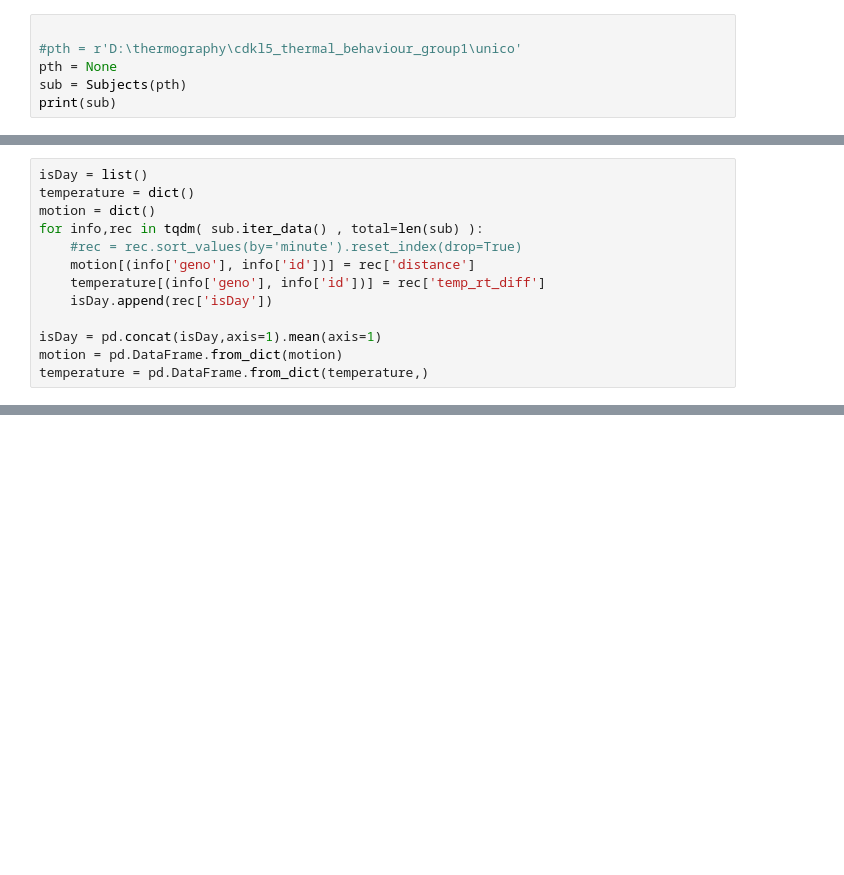
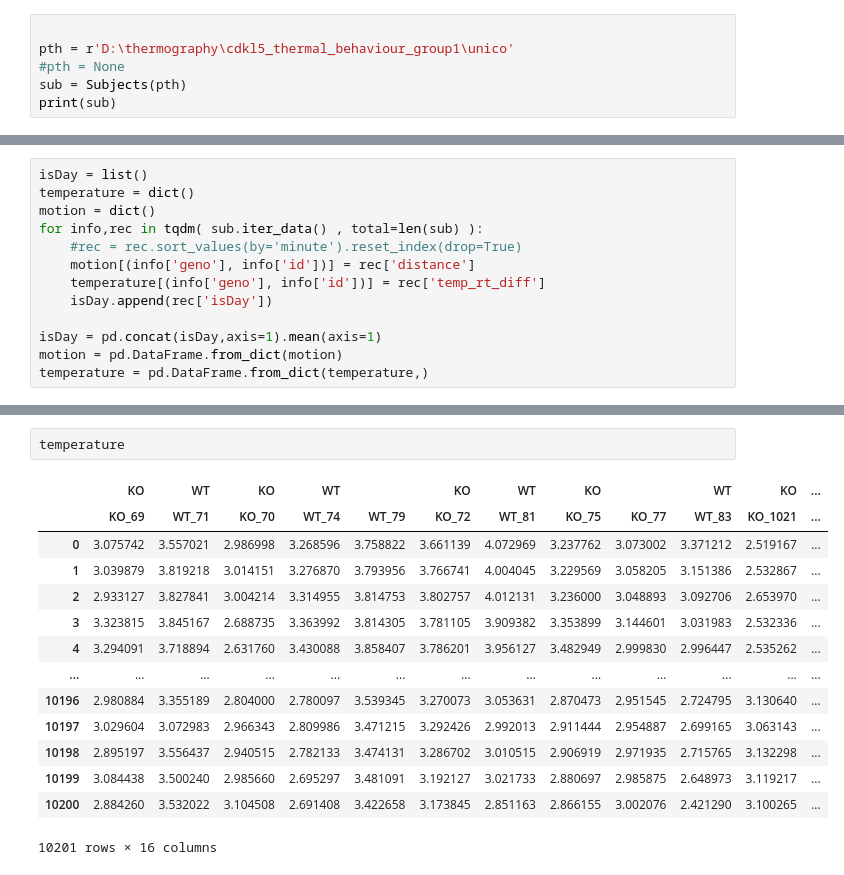
Before and after one commit to raffaelemazziotti/thermal_labeler, a Jupyter notebook: analysis_pd.ipynb, the cells around one changed output, grey strips where cells are left out. Cells and saved outputs as stored; diff of their text form; blank space fills up the shorter version.

```diff
--- a/analysis_pd.ipynb
+++ b/analysis_pd.ipynb
@@ -62,8 +62,8 @@ def plot_raw(data=None, y=None, x=None, isDay=None, ax=None, hzero=True):
 %matplotlib notebook
 # %%
 
-#pth = r'D:\thermography\cdkl5_thermal_behaviour_group1\unico'
-pth = None
+pth = r'D:\thermography\cdkl5_thermal_behaviour_group1\unico'
+#pth = None
 sub = Subjects(pth)
 print(sub)
 # %% [output]
@@ -233,0 +249,17 @@ class Periodogram:
+# %%
+temperature
+# %% [output]
+|  | KO | WT | KO | WT |  | KO | WT | KO |  | WT | KO | ... |
+|  | KO_69 | WT_71 | KO_70 | WT_74 | WT_79 | KO_72 | WT_81 | KO_75 | KO_77 | WT_83 | KO_1021 | ... |
+| 0 | 3.075742 | 3.557021 | 2.986998 | 3.268596 | 3.758822 | 3.661139 | 4.072969 | 3.237762 | 3.073002 | 3.371212 | 2.519167 | ... |
+| 1 | 3.039879 | 3.819218 | 3.014151 | 3.276870 | 3.793956 | 3.766741 | 4.004045 | 3.229569 | 3.058205 | 3.151386 | 2.532867 | ... |
+| 2 | 2.933127 | 3.827841 | 3.004214 | 3.314955 | 3.814753 | 3.802757 | 4.012131 | 3.236000 | 3.048893 | 3.092706 | 2.653970 | ... |
+| 3 | 3.323815 | 3.845167 | 2.688735 | 3.363992 | 3.814305 | 3.781105 | 3.909382 | 3.353899 | 3.144601 | 3.031983 | 2.532336 | ... |
+| 4 | 3.294091 | 3.718894 | 2.631760 | 3.430088 | 3.858407 | 3.786201 | 3.956127 | 3.482949 | 2.999830 | 2.996447 | 2.535262 | ... |
+| ... | ... | ... | ... | ... | ... | ... | ... | ... | ... | ... | ... | ... |
+| 10196 | 2.980884 | 3.355189 | 2.804000 | 2.780097 | 3.539345 | 3.270073 | 3.053631 | 2.870473 | 2.951545 | 2.724795 | 3.130640 | ... |
+| 10197 | 3.029604 | 3.072983 | 2.966343 | 2.809986 | 3.471215 | 3.292426 | 2.992013 | 2.911444 | 2.954887 | 2.699165 | 3.063143 | ... |
+| 10198 | 2.895197 | 3.556437 | 2.940515 | 2.782133 | 3.474131 | 3.286702 | 3.010515 | 2.906919 | 2.971935 | 2.715765 | 3.132298 | ... |
+| 10199 | 3.084438 | 3.500240 | 2.985660 | 2.695297 | 3.481091 | 3.192127 | 3.021733 | 2.880697 | 2.985875 | 2.648973 | 3.119217 | ... |
+| 10200 | 2.884260 | 3.532022 | 3.104508 | 2.691408 | 3.422658 | 3.173845 | 2.851163 | 2.866155 | 3.002076 | 2.421290 | 3.100265 | ... |
+10201 rows × 16 columns
```
Also changed, not shown: parts of 10 cells of this notebook, 1 other file.
